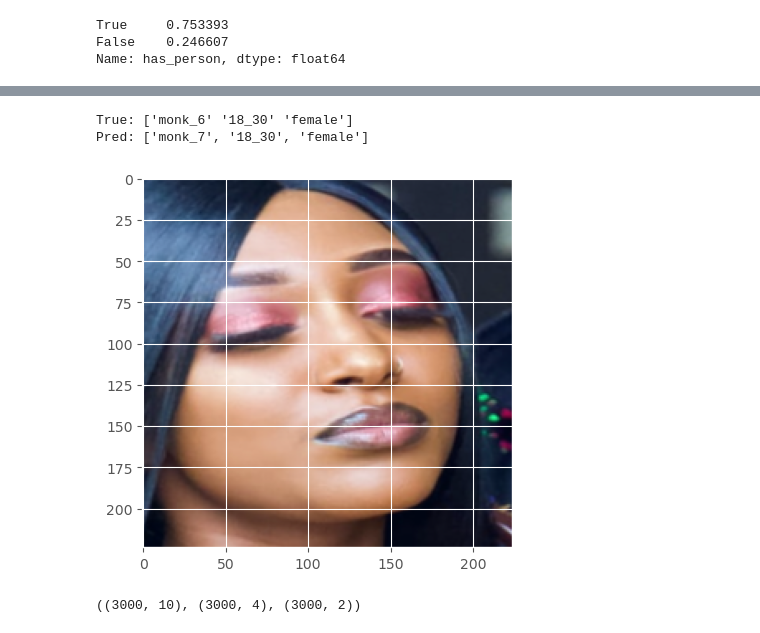
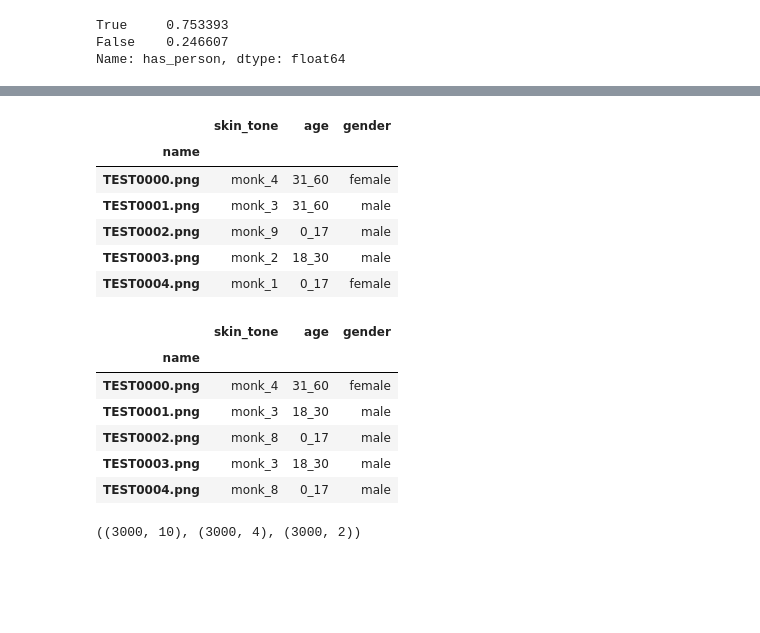
Before and after one commit to jdcc/8bit-bias-bounty, a Jupyter notebook: notebook.ipynb, the cells around one changed output, grey strips where cells are left out. Drawn from its saved outputs; the diff is of its cells as text; code cells hidden in the pictures; blank space fills up the shorter version.

```diff
--- a/notebook.ipynb
+++ b/notebook.ipynb
@@ -1435,10 +470,0 @@ i = 5
-# %%
-print(f"True: {test.get_label_words(i, ['skin_tone', 'age', 'gender'])}\nPred: {labels[i]}")
-if i in object_i:
-    print('Object')
-show_image(test.get_image(i))
-i+= 1
-# %% [output]
-True: ['monk_6' '18_30' 'female']
-Pred: ['monk_7', '18_30', 'female']
-[figure, removed]
@@ -1447,3 +471,31 @@ object_labels = [train.get_label(i)[-1] for i in range(len(train))]
+# %%
+model_id = '2cf26146-2391-4029-8e9e-2e9aa8b21008_50'
+
+probs = load(f'predictions/{model_id}_probs.pkl')
+labels, object_i = load(f'predictions/{model_id}_labels.pkl')
+predicted_labels_df = pd.read_csv(f'predictions/{model_id}_labels.csv', index_col=0)
+
+true_labels_df = test.labels_df[['name', 'skin_tone', 'age', 'gender']].set_index('name')
+
+predicted_labels_df.head()
+# %% [output]
+|  | skin_tone | age | gender |
+| name |  |  |  |
+| TEST0000.png | monk_4 | 31_60 | female |
+| TEST0001.png | monk_3 | 31_60 | male |
+| TEST0002.png | monk_9 | 0_17 | male |
+| TEST0003.png | monk_2 | 18_30 | male |
+| TEST0004.png | monk_1 | 0_17 | female |
+# %%
+true_labels.head()
+# %% [output]
+|  | skin_tone | age | gender |
+| name |  |  |  |
+| TEST0000.png | monk_4 | 31_60 | female |
+| TEST0001.png | monk_3 | 18_30 | male |
+| TEST0002.png | monk_8 | 0_17 | male |
+| TEST0003.png | monk_3 | 18_30 | male |
+| TEST0004.png | monk_8 | 0_17 | male |
 # %%
 skin_tone_preds = (probs['skin_tone'].max(axis=1).reshape(-1, 1).repeat(10, axis=1) == probs['skin_tone']).astype('int')
 age_preds = (probs['age'].max(axis=1).reshape(-1, 1).repeat(4, axis=1) == probs['age']).astype('int')
```
Also changed, not shown: parts of 90 cells of this notebook, 4 other files.
